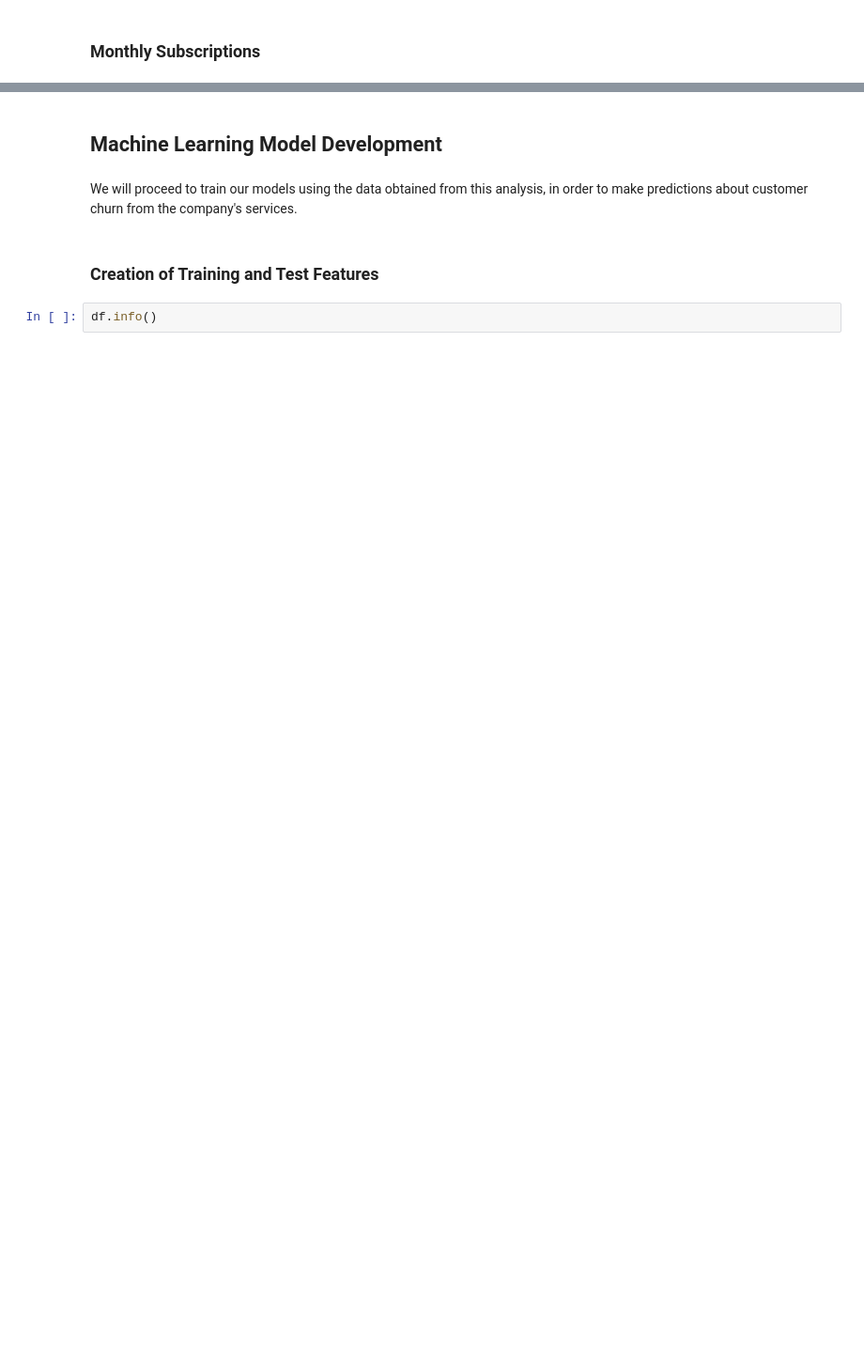
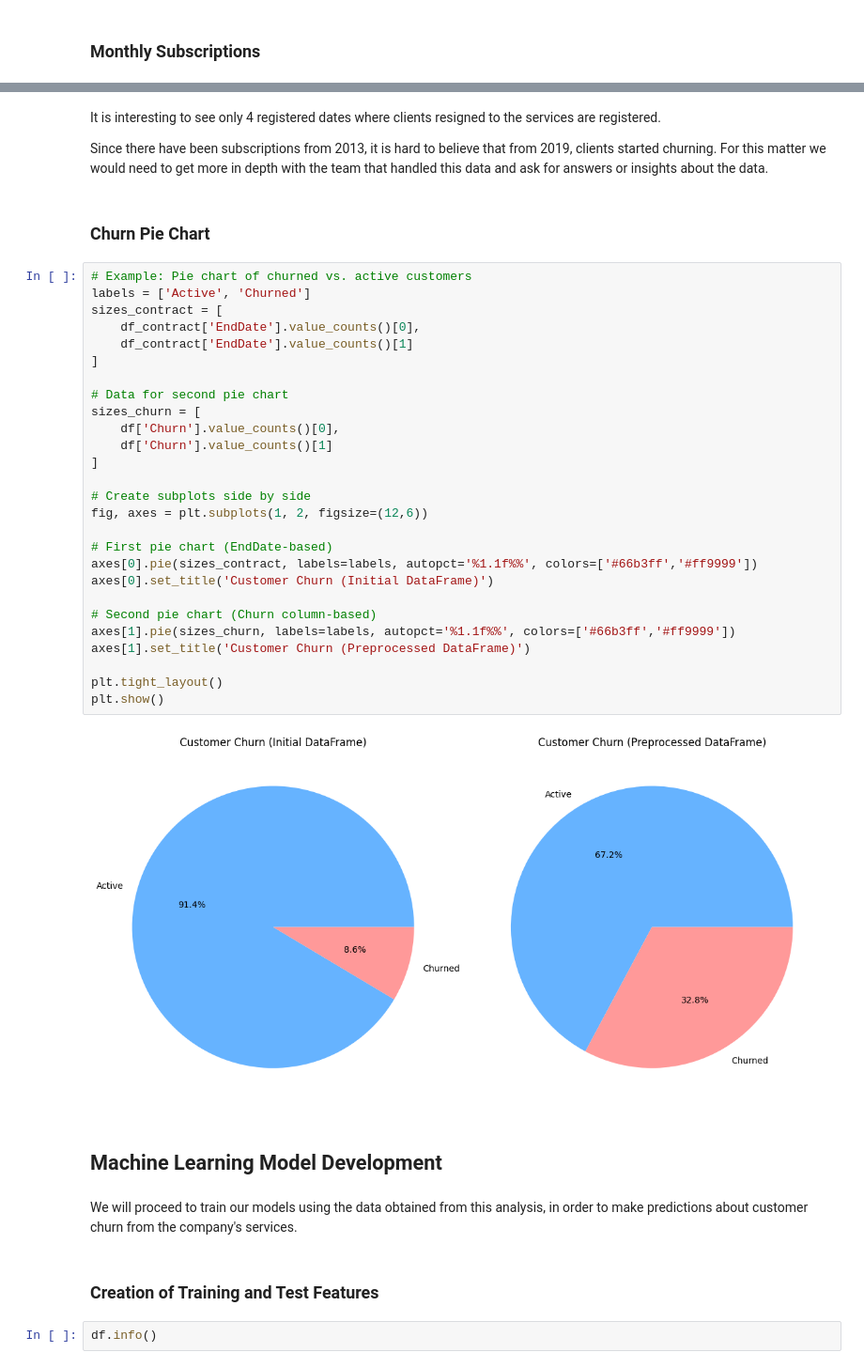
Before and after one commit to Salasian/Churn-Interconnect-Services, a Jupyter notebook: Churn_Prediction/English/Analysis.ipynb, the cells around one changed output, grey strips where cells are left out. Shown at 94% size. Cells and saved outputs as stored; diff of their text form; blank space fills up the shorter version.

```diff
--- a/Churn_Prediction/English/Analysis.ipynb
+++ b/Churn_Prediction/English/Analysis.ipynb
@@ -494,3 +478,38 @@ Thanks to this chart, we can see that there was a significant increase in regist
+# %% [markdown]
+It is interesting to see only 4 registered dates where clients resigned to the services are registered.
+
+Since there have been subscriptions from 2013, it is hard to believe that from 2019, clients started churning. For this matter we would need to get more in depth with the team that handled this data and ask for answers or insights about the data.
+# %% [markdown]
+### Churn Pie Chart
+# %%
+# Example: Pie chart of churned vs. active customers
+labels = ['Active', 'Churned']
+sizes_contract = [
+    df_contract['EndDate'].value_counts()[0],
+    df_contract['EndDate'].value_counts()[1]
+]
+
+# Data for second pie chart
+sizes_churn = [
+    df['Churn'].value_counts()[0],
+    df['Churn'].value_counts()[1]
+]
+
+# Create subplots side by side
+fig, axes = plt.subplots(1, 2, figsize=(12,6))
+
+# First pie chart (EndDate-based)
+axes[0].pie(sizes_contract, labels=labels, autopct='%1.1f%%', colors=['#66b3ff','#ff9999'])
+axes[0].set_title('Customer Churn (Initial DataFrame)')
+
+# Second pie chart (Churn column-based)
+axes[1].pie(sizes_churn, labels=labels, autopct='%1.1f%%', colors=['#66b3ff','#ff9999'])
+axes[1].set_title('Customer Churn (Preprocessed DataFrame)')
+
+plt.tight_layout()
+plt.show()
+# %% [output]
+[figure, added]
 # %% [markdown]
 ## Machine Learning Model Development
 # %% [markdown]
```
Also changed, not shown: parts of 54 cells of this notebook, 1 other file.
